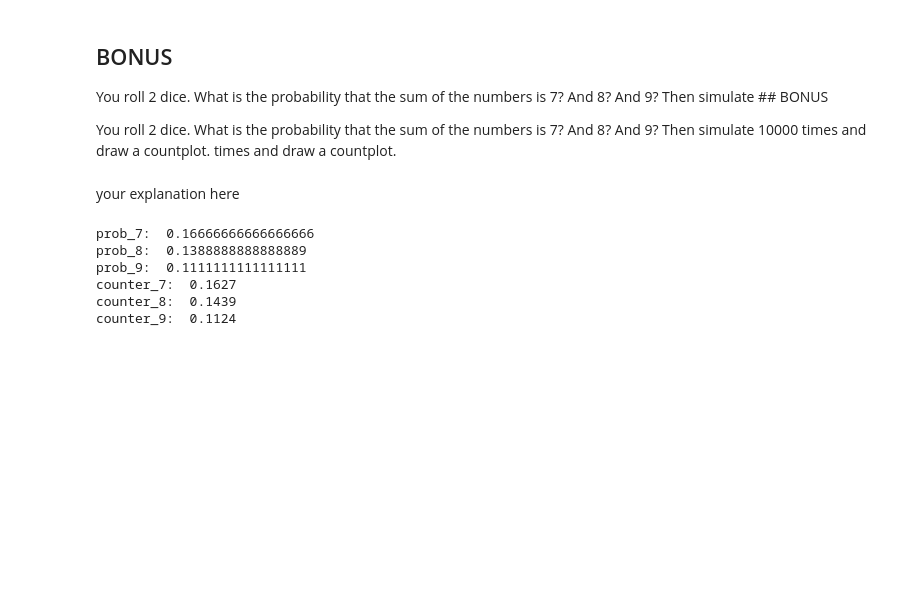
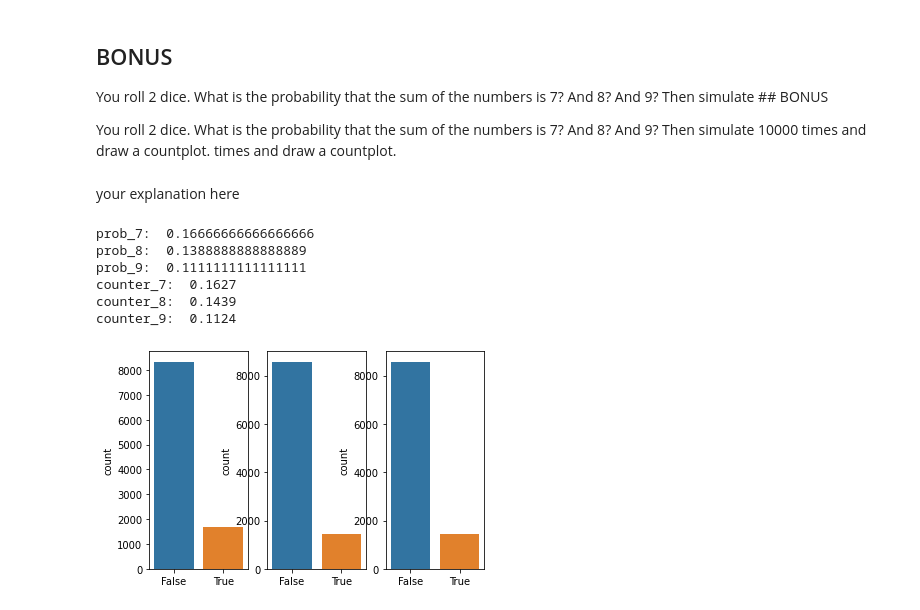
Before and after one commit to Ironhack-Data-Madrid-Agosto-2021/lab-probability-intro, a Jupyter notebook: your-code/main.ipynb, the cells around one changed output. Saved outputs shown, nothing was run; the diff lists cells and outputs as text; code cells hidden in the pictures; blank space fills up the shorter version.

```diff
--- a/your-code/main.ipynb
+++ b/your-code/main.ipynb
@@ -163,0 +167,12 @@ your solution here
+# %%
+frequencies = [sum(random.choices([1, 2, 3, 4, 5, 6], k=2)) == 7 for i in range(rango)]
+frequencies2 = [sum(random.choices([1, 2, 3, 4, 5, 6], k=2)) == 8 for i in range(rango)]
+frequencies3 = [sum(random.choices([1, 2, 3, 4, 5, 6], k=2)) == 9 for i in range(rango)]
+# %%
+fig, ax =plt.subplots(1,3)
+sns.countplot(frequencies, ax=ax[0])
+sns.countplot(frequencies2, ax=ax[1])
+sns.countplot(frequencies2, ax=ax[2])
+fig.show()
+# %% [output]
+[figure, added]
```
Also changed, not shown: parts of 4 cells of this notebook.
